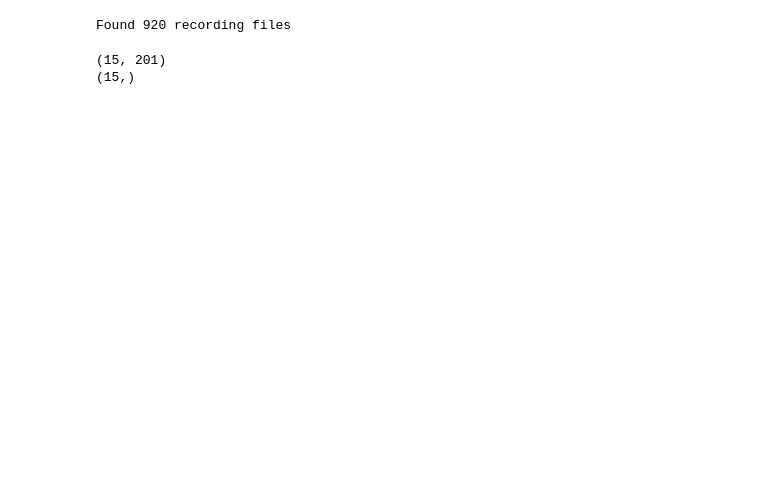
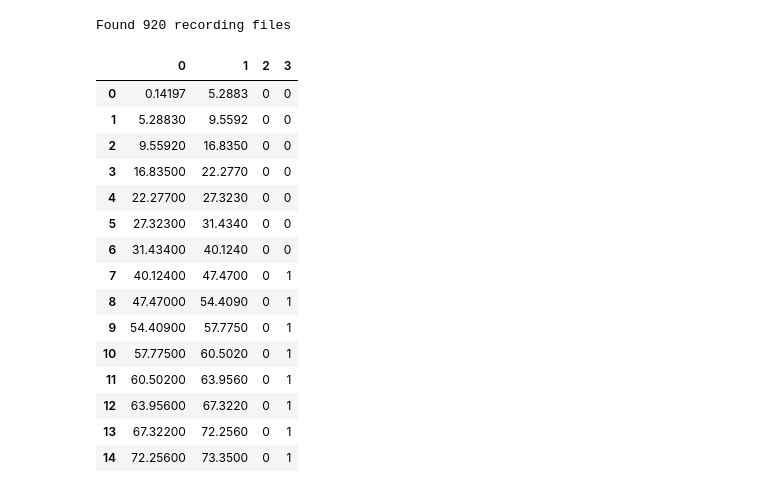
Before and after one commit to bastienorset-huma/respiratory_sound, a Jupyter notebook: src/respiratory_sound/1_check_time.ipynb, the cells around one changed output. Cells and saved outputs as stored; diff of their text form; code cells hidden in the pictures; blank space fills up the shorter version.

```diff
--- a/src/respiratory_sound/1_check_time.ipynb
+++ b/src/respiratory_sound/1_check_time.ipynb
@@ -32,6 +30,19 @@ epochs_,label_ = epoching.get_epoching_from_label(data_feature,df_label,mean=Tru
-# %%
-print(epochs_.shape)
-print(label_.shape)
-# %% [output]
-(15, 201)
-(15,)
+# %%
+pd.read_csv('../../data/ICBHI_final_database/222_1b1_Pr_sc_Meditron.txt',delimiter='\t',header=None)
+# %% [output]
+|  | 0 | 1 | 2 | 3 |
+| 0 | 0.14197 | 5.2883 | 0 | 0 |
+| 1 | 5.28830 | 9.5592 | 0 | 0 |
+| 2 | 9.55920 | 16.8350 | 0 | 0 |
+| 3 | 16.83500 | 22.2770 | 0 | 0 |
+| 4 | 22.27700 | 27.3230 | 0 | 0 |
+| 5 | 27.32300 | 31.4340 | 0 | 0 |
+| 6 | 31.43400 | 40.1240 | 0 | 0 |
+| 7 | 40.12400 | 47.4700 | 0 | 1 |
+| 8 | 47.47000 | 54.4090 | 0 | 1 |
+| 9 | 54.40900 | 57.7750 | 0 | 1 |
+| 10 | 57.77500 | 60.5020 | 0 | 1 |
+| 11 | 60.50200 | 63.9560 | 0 | 1 |
+| 12 | 63.95600 | 67.3220 | 0 | 1 |
+| 13 | 67.32200 | 72.2560 | 0 | 1 |
+| 14 | 72.25600 | 73.3500 | 0 | 1 |
```
Also changed, not shown: parts of 2 cells of this notebook, 5 other files.
